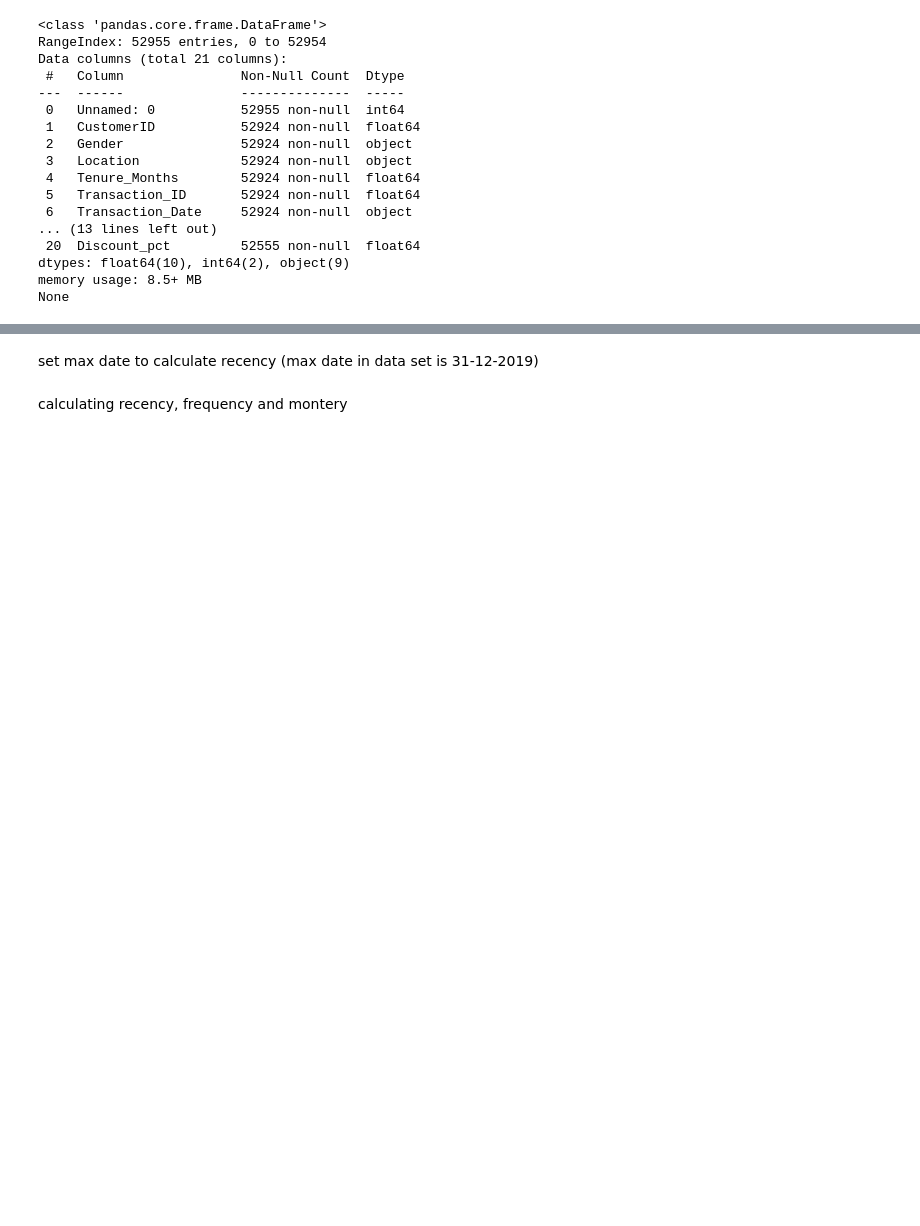
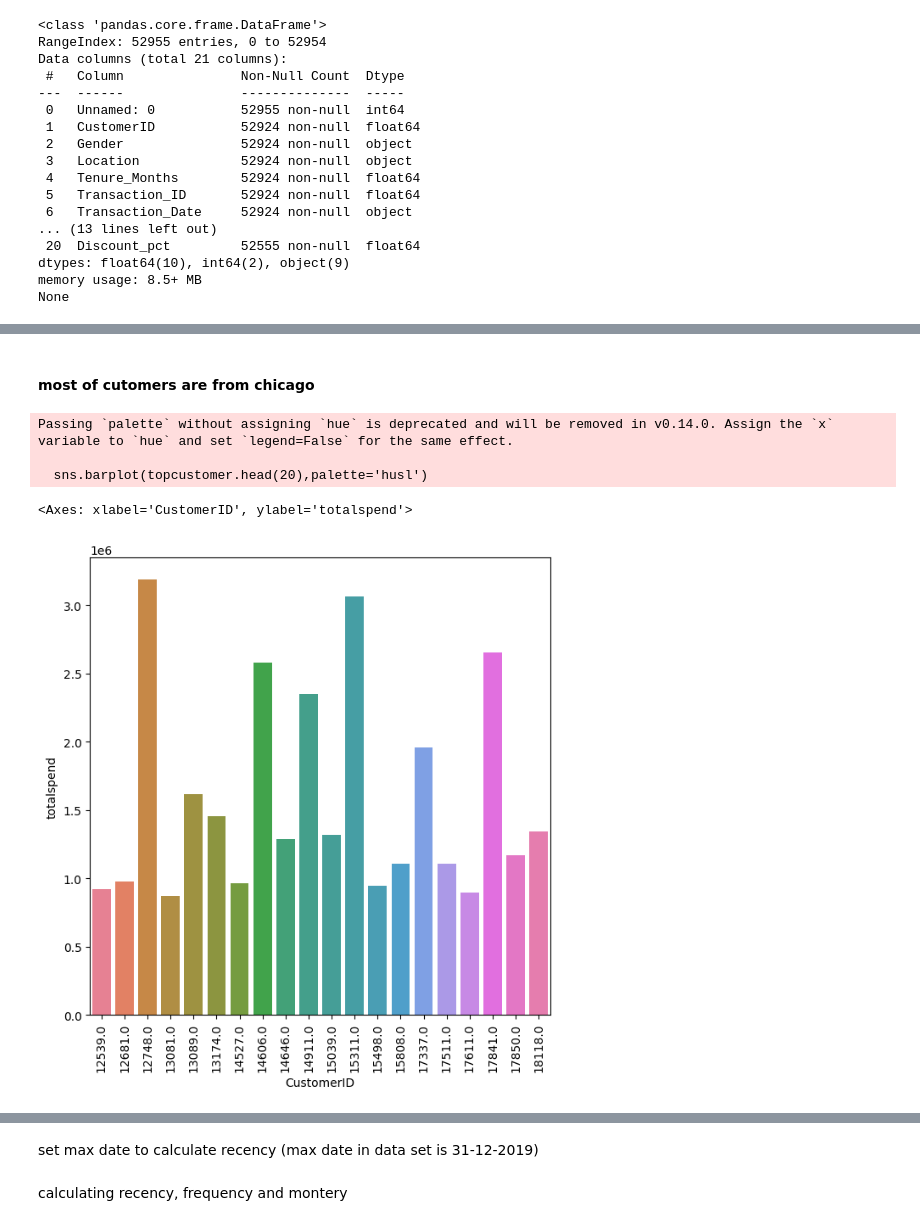
Before and after one commit to tokaM107/Customer-segmentation-and-visualization-using-RFM, a Jupyter notebook: p.ipynb, the cells around one changed output, grey strips where cells are left out. Drawn from its saved outputs; the diff is of its cells as text; code cells hidden in the pictures; blank space fills up the shorter version.

```diff
--- a/p.ipynb
+++ b/p.ipynb
@@ -96,0 +97,14 @@ data['TotalPrice'] = data['Quantity'] * data['Avg_Price']
+# %% [markdown]
+#### most of cutomers are from chicago
+# %%
+topcustomer=df['totalspend'].groupby([df['CustomerID']]).sum().sort_values(ascending=False)
+topcustomer
+fig,axis=plt.subplots(figsize=(7,7))
+plt.xticks(rotation=90)
+sns.barplot(topcustomer.head(20),palette='husl')
+# %% [output]
+Passing `palette` without assigning `hue` is deprecated and will be removed in v0.14.0. Assign the `x` variable to `hue` and set `legend=False` for the same effect.
+
+  sns.barplot(topcustomer.head(20),palette='husl')
+<Axes: xlabel='CustomerID', ylabel='totalspend'>
+[figure, added]
```
Also changed, not shown: parts of 33 cells of this notebook, 1 other file.
